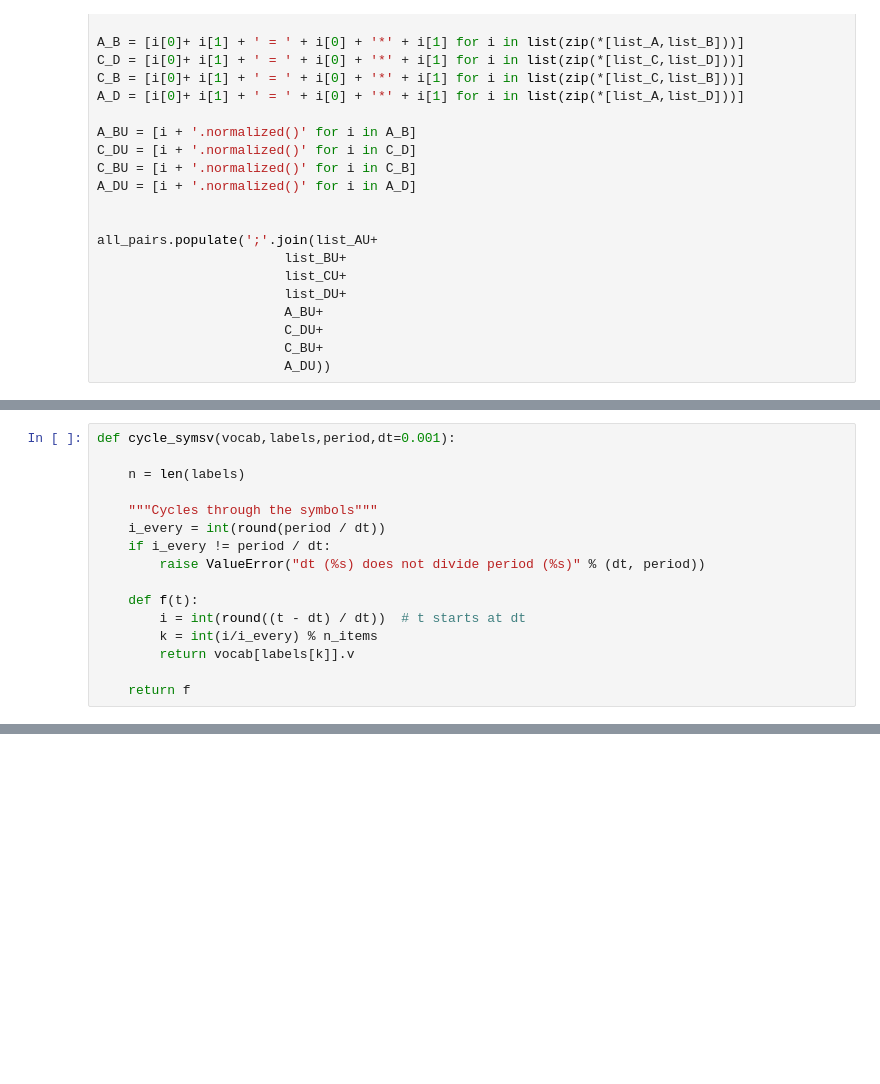
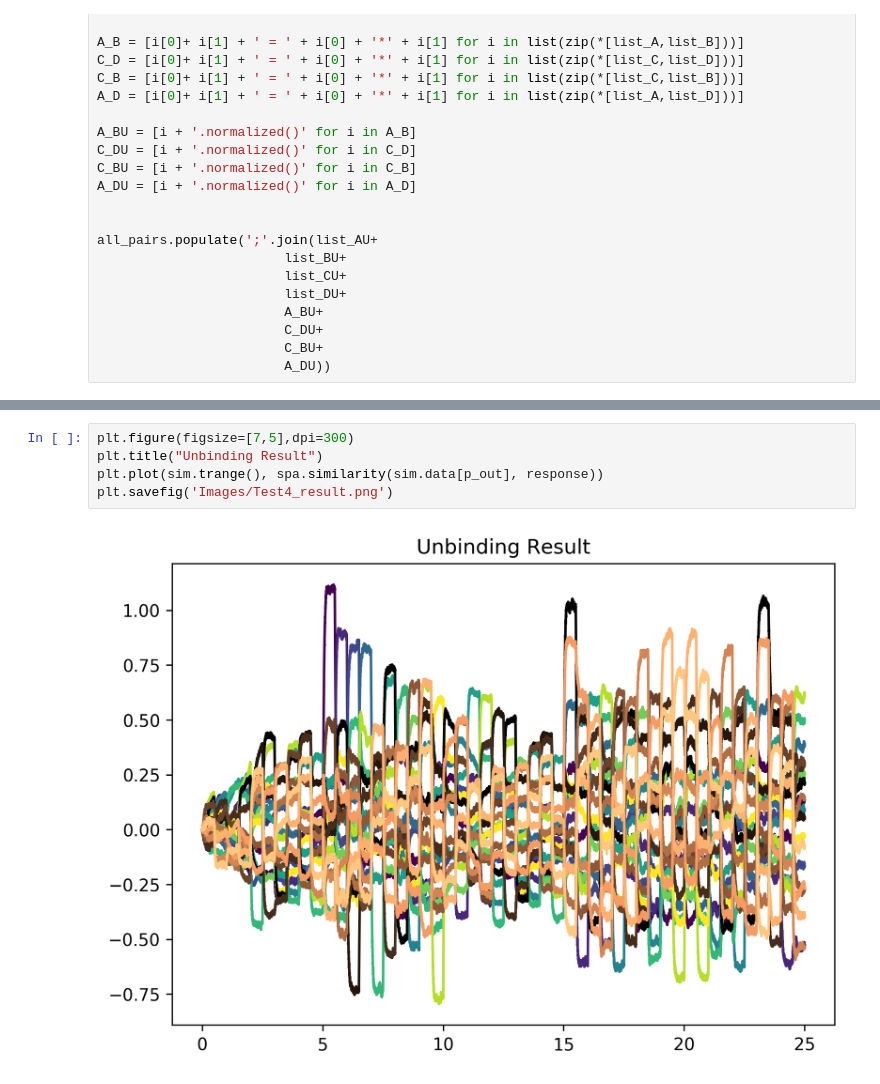
Before and after one commit to mesrobichaud/SYDE750-Project, a Jupyter notebook: Project.ipynb, the cells around one changed output, grey strips where cells are left out. Drawn from its saved outputs; the diff is of its cells as text; blank space fills up the shorter version.

```diff
--- a/Project.ipynb
+++ b/Project.ipynb
@@ -158,16 +67,0 @@ intercept = (np.dot(keys, keys.T) - np.eye(n_keys)).flatten().max()
-# %%
-def cycle_symsv(vocab,labels,period,dt=0.001):
-
-    n = len(labels)
-
-    """Cycles through the symbols"""
-    i_every = int(round(period / dt))
-    if i_every != period / dt:
-        raise ValueError("dt (%s) does not divide period (%s)" % (dt, period))
-
-    def f(t):
-        i = int(round((t - dt) / dt))  # t starts at dt
-        k = int(i/i_every) % n_items
-        return vocab[labels[k]].v
-
-    return f
@@ -468,0 +318,7 @@ t = sim.trange()
+# %%
+plt.figure(figsize=[7,5],dpi=300)
+plt.title("Unbinding Result")
+plt.plot(sim.trange(), spa.similarity(sim.data[p_out], response))
+plt.savefig('Images/Test4_result.png')
+# %% [output]
+[figure, added]
```
Also changed, not shown: parts of 40 cells of this notebook.
